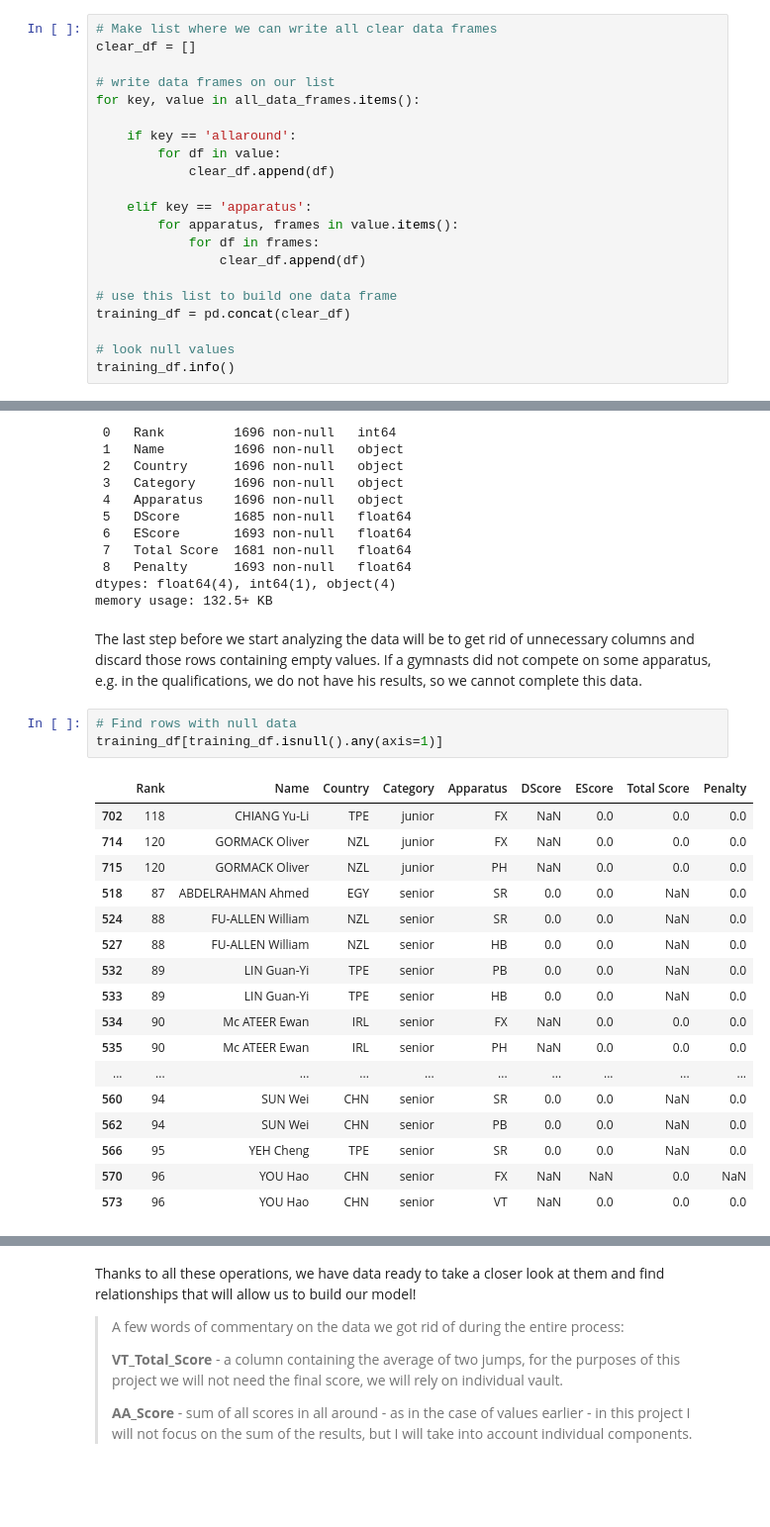
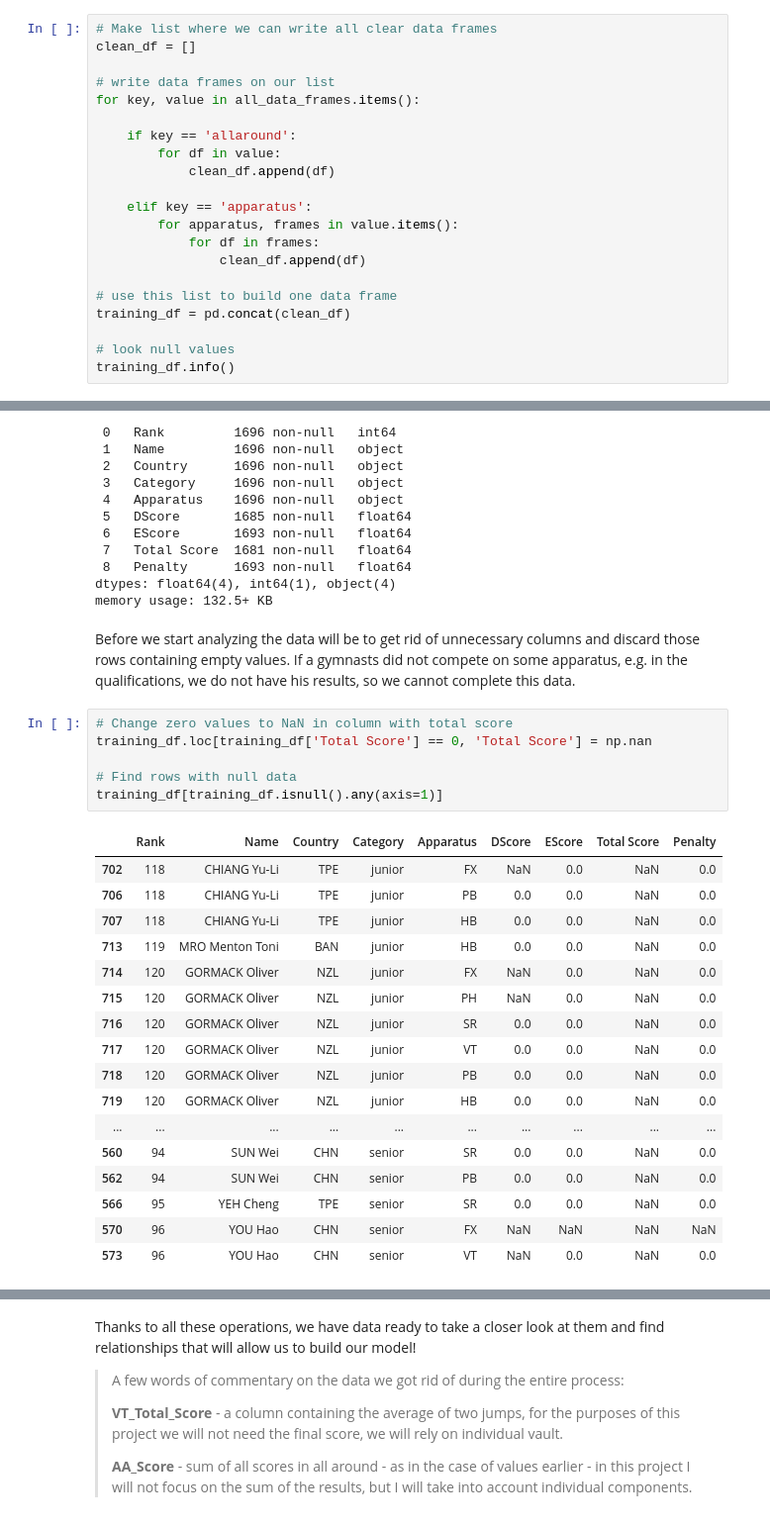
Before and after one commit to Asturn15/Gymnastics-on-GitHub, a Jupyter notebook: Project 5 - ML model in Python/Notebook project.ipynb, the cells around one changed output, grey strips where cells are left out. Shown at 99% size. Cells and saved outputs as stored; diff of their text form; blank space fills up the shorter version.

Commit message:
ending data cleaning

```diff
--- a/Project 5 - ML model in Python/Notebook project.ipynb
+++ b/Project 5 - ML model in Python/Notebook project.ipynb
@@ -409,22 +409,22 @@ for key, value in all_data_frames.items():
 Towards the end of the data cleaning stage, all we had to do was combine all the tables into one.
 # %%
 # Make list where we can write all clear data frames
-clear_df = []
+clean_df = []
 
 # write data frames on our list
 for key, value in all_data_frames.items():
 
     if key == 'allaround':
         for df in value:
-            clear_df.append(df)
+            clean_df.append(df)
 
     elif key == 'apparatus':
         for apparatus, frames in value.items():
             for df in frames:
-                clear_df.append(df)
+                clean_df.append(df)
 
 # use this list to build one data frame
-training_df = pd.concat(clear_df)
+training_df = pd.concat(clean_df)
 
 # look null values
 training_df.info()
@@ -446,29 +446,32 @@ Data columns (total 9 columns):
 dtypes: float64(4), int64(1), object(4)
 memory usage: 132.5+ KB
 # %% [markdown]
-The last step before we start analyzing the data will be to get rid of unnecessary columns and discard those rows containing empty values.
+Before we start analyzing the data will be to get rid of unnecessary columns and discard those rows containing empty values.
 If a gymnasts did not compete on some apparatus, e.g. in the qualifications, we do not have his results, so we cannot complete this data.
 # %%
+# Change zero values to NaN in column with total score
+training_df.loc[training_df['Total Score'] == 0, 'Total Score'] = np.nan
+
 # Find rows with null data
 training_df[training_df.isnull().any(axis=1)]
 # %% [output]
 |  | Rank | Name | Country | Category | Apparatus | DScore | EScore | Total Score | Penalty |
-| 702 | 118 | CHIANG Yu-Li | TPE | junior | FX | NaN | 0.0 | 0.0 | 0.0 |
-| 714 | 120 | GORMACK Oliver | NZL | junior | FX | NaN | 0.0 | 0.0 | 0.0 |
-| 715 | 120 | GORMACK Oliver | NZL | junior | PH | NaN | 0.0 | 0.0 | 0.0 |
-| 518 | 87 | ABDELRAHMAN Ahmed | EGY | senior | SR | 0.0 | 0.0 | NaN | 0.0 |
-| 524 | 88 | FU-ALLEN William | NZL | senior | SR | 0.0 | 0.0 | NaN | 0.0 |
-| 527 | 88 | FU-ALLEN William | NZL | senior | HB | 0.0 | 0.0 | NaN | 0.0 |
-| 532 | 89 | LIN Guan-Yi | TPE | senior | PB | 0.0 | 0.0 | NaN | 0.0 |
-| 533 | 89 | LIN Guan-Yi | TPE | senior | HB | 0.0 | 0.0 | NaN | 0.0 |
-| 534 | 90 | Mc ATEER Ewan | IRL | senior | FX | NaN | 0.0 | 0.0 | 0.0 |
-| 535 | 90 | Mc ATEER Ewan | IRL | senior | PH | NaN | 0.0 | 0.0 | 0.0 |
+| 702 | 118 | CHIANG Yu-Li | TPE | junior | FX | NaN | 0.0 | NaN | 0.0 |
+| 706 | 118 | CHIANG Yu-Li | TPE | junior | PB | 0.0 | 0.0 | NaN | 0.0 |
+| 707 | 118 | CHIANG Yu-Li | TPE | junior | HB | 0.0 | 0.0 | NaN | 0.0 |
+| 713 | 119 | MRO Menton Toni | BAN | junior | HB | 0.0 | 0.0 | NaN | 0.0 |
+| 714 | 120 | GORMACK Oliver | NZL | junior | FX | NaN | 0.0 | NaN | 0.0 |
+| 715 | 120 | GORMACK Oliver | NZL | junior | PH | NaN | 0.0 | NaN | 0.0 |
+| 716 | 120 | GORMACK Oliver | NZL | junior | SR | 0.0 | 0.0 | NaN | 0.0 |
+| 717 | 120 | GORMACK Oliver | NZL | junior | VT | 0.0 | 0.0 | NaN | 0.0 |
+| 718 | 120 | GORMACK Oliver | NZL | junior | PB | 0.0 | 0.0 | NaN | 0.0 |
+| 719 | 120 | GORMACK Oliver | NZL | junior | HB | 0.0 | 0.0 | NaN | 0.0 |
 | ... | ... | ... | ... | ... | ... | ... | ... | ... | ... |
 | 560 | 94 | SUN Wei | CHN | senior | SR | 0.0 | 0.0 | NaN | 0.0 |
 | 562 | 94 | SUN Wei | CHN | senior | PB | 0.0 | 0.0 | NaN | 0.0 |
 | 566 | 95 | YEH Cheng | TPE | senior | SR | 0.0 | 0.0 | NaN | 0.0 |
-| 570 | 96 | YOU Hao | CHN | senior | FX | NaN | NaN | 0.0 | NaN |
-| 573 | 96 | YOU Hao | CHN | senior | VT | NaN | 0.0 | 0.0 | 0.0 |
+| 570 | 96 | YOU Hao | CHN | senior | FX | NaN | NaN | NaN | NaN |
+| 573 | 96 | YOU Hao | CHN | senior | VT | NaN | 0.0 | NaN | 0.0 |
 # %%
 # drop all rows with null data
 training_df.dropna(subset=['DScore','EScore','Total Score'], inplace = True)
```
Also changed, not shown: parts of 12 cells of this notebook.
